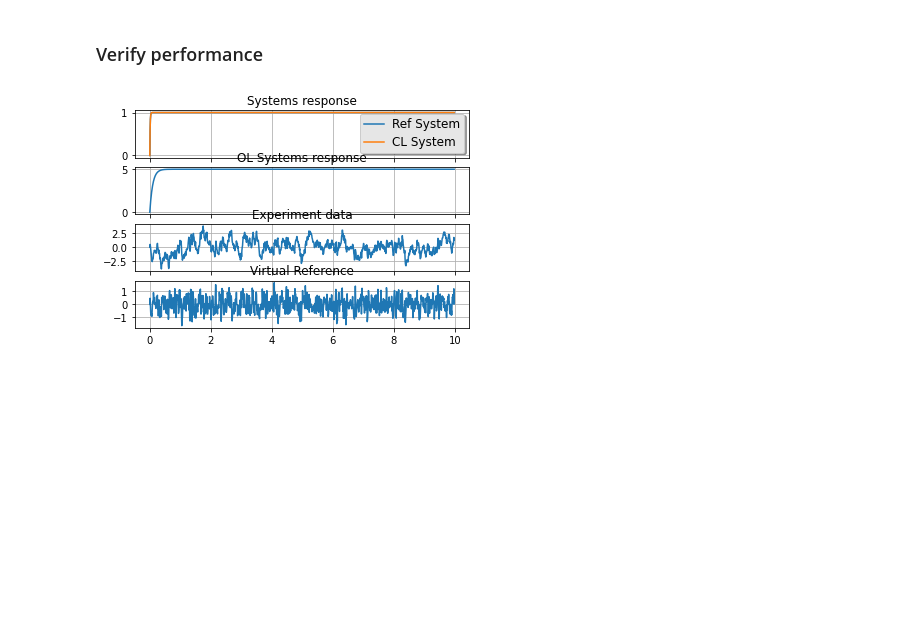
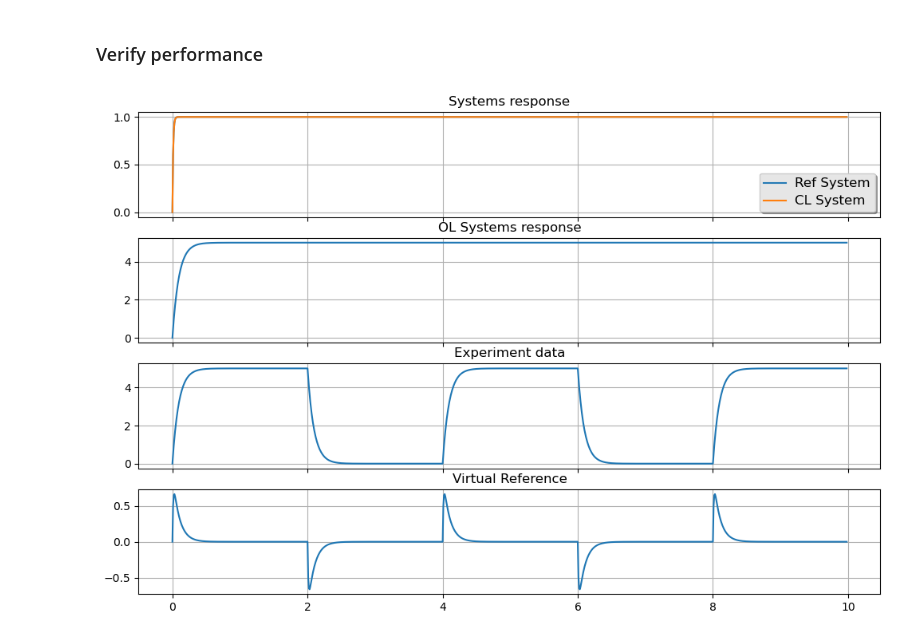
Before and after one commit to rssalessio/PythonVRFT, a Jupyter notebook: examples/notebook_example_1.ipynb, the cells around one changed output. Cells and saved outputs as stored; diff of their text form; code cells hidden in the pictures; blank space fills up the shorter version.

```diff
--- a/examples/notebook_example_1.ipynb
+++ b/examples/notebook_example_1.ipynb
@@ -45,11 +52,13 @@ control = [ExtendedTF([1], [1, -1], dt=dt),
 t_start = 0
 t_end = 10
 t = np.arange(t_start, t_end, dt)
-u = np.random.normal(size = t.size)
+u = np.ones(len(t))
+u[200:400] = np.zeros(200)
+u[600:800] = np.zeros(200)
 
 # Open loop experiment
 t, y = scipysig.dlsim(sys, u, t)
-y = y[:, 0]
+y = y.flatten()
 
 # Save data into an IDDATA Object with 0 initial condition
 # Length of the initial condition depends on the reference model
@@ -89,34 +98,34 @@ _, ys = scipysig.dlsim(sys, u, t)
 yr = np.array(yr).flatten()
 ys = np.array(ys).flatten()
 yc = np.array(yc).flatten()
-fig, ax = plt.subplots(4, sharex=True)
+fig, ax = plt.subplots(4, sharex=True, figsize=(12,8), dpi= 100, facecolor='w', edgecolor='k')
 ax[0].plot(t, yr,label='Ref System')
 ax[0].plot(t, yc, label='CL System')
 ax[0].set_title('Systems response')
 ax[0].grid(True)
 ax[1].plot(t, ys, label='OL System')
 ax[1].set_title('OL Systems response')
 ax[1].grid(True)
 ax[2].plot(t, y[:len(r)])
 ax[2].grid(True)
 ax[2].set_title('Experiment data')
 ax[3].plot(t, r)
 ax[3].grid(True)
 ax[3].set_title('Virtual Reference')
 
 # Now add the legend with some customizations.
 legend = ax[0].legend(loc='lower right', shadow=True)
 
 # The frame is matplotlib.patches.Rectangle instance surrounding the legend.
 frame = legend.get_frame()
 frame.set_facecolor('0.90')
 
 # Set the fontsize
 for label in legend.get_texts():
     label.set_fontsize('large')
 
 for label in legend.get_lines():
     label.set_linewidth(1.5)  # the legend line width
 plt.show()
 # %% [output]
-[figure, old version]
+[figure, new version]
```
Also changed, not shown: parts of 2 cells of this notebook, 10 other files.
